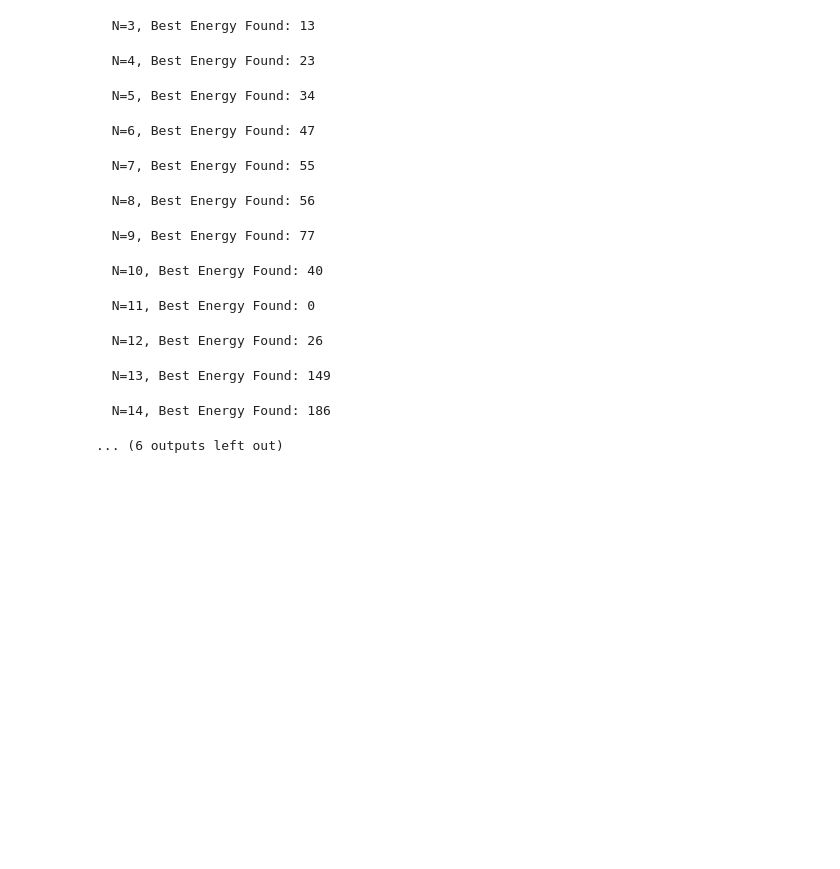
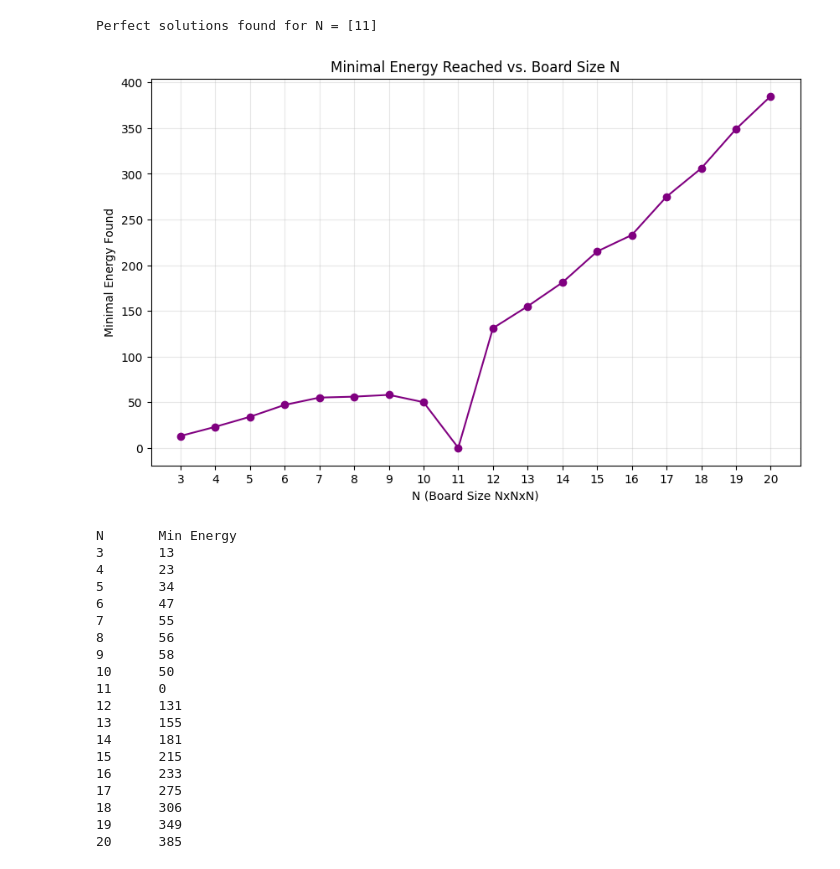
Before and after one commit to jusdelio/MarkovChainMiniProject, a Jupyter notebook: run.ipynb, the cells around one changed output. Cells and saved outputs as stored; diff of their text form; code cells hidden in the pictures; blank space fills up the shorter version.

```diff
--- a/run.ipynb
+++ b/run.ipynb
@@ -225,17 +231,25 @@ average_run(11,100000,50, t_annealing=[3,0.1], t_constant=0.5)
 # %%
 steps = 500000
-compare_N(range(3,20), steps, 5, t_schedule=np.linspace(3, 0.1, steps))
+compare_N(range(3,21), steps, 5, t_schedule=np.linspace(3, 0.1, steps))
 # %% [output]
-  N=3, Best Energy Found: 13
+Perfect solutions found for N = [11]
+[figure, added]
-  N=4, Best Energy Found: 23
+N       Min Energy
+3       13
+4       23
+5       34
+6       47
+7       55
+8       56
+9       58
+10      50
+11      0
+12      131
+13      155
+14      181
+15      215
+16      233
+17      275
+18      306
+19      349
+20      385
-  N=5, Best Energy Found: 34
-  N=6, Best Energy Found: 47
-  N=7, Best Energy Found: 55
-  N=8, Best Energy Found: 56
-  N=9, Best Energy Found: 77
-  N=10, Best Energy Found: 40
-  N=11, Best Energy Found: 0
-  N=12, Best Energy Found: 26
-  N=13, Best Energy Found: 149
-  N=14, Best Energy Found: 186
-... (6 outputs left out)
```
Also changed, not shown: parts of 6 cells of this notebook.
